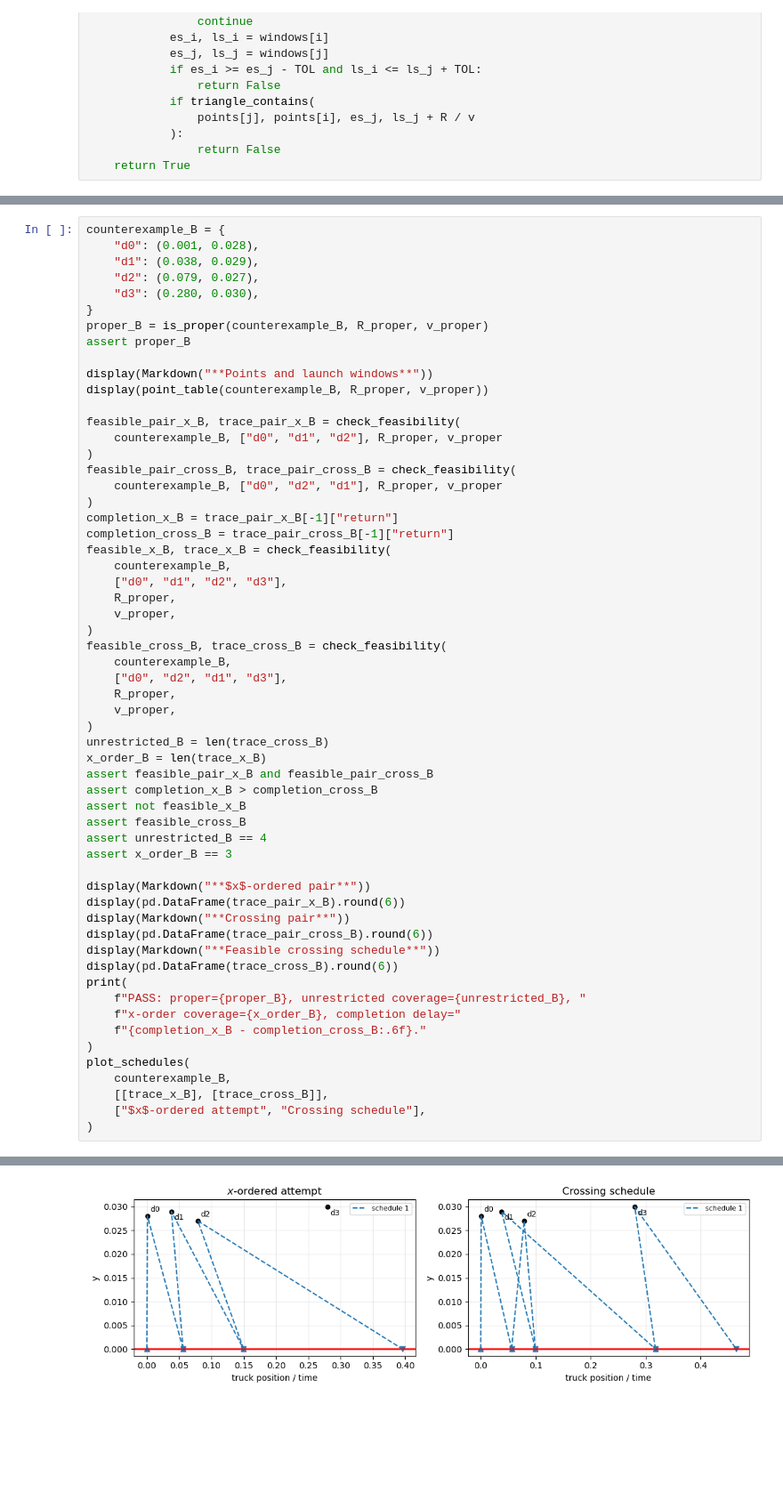
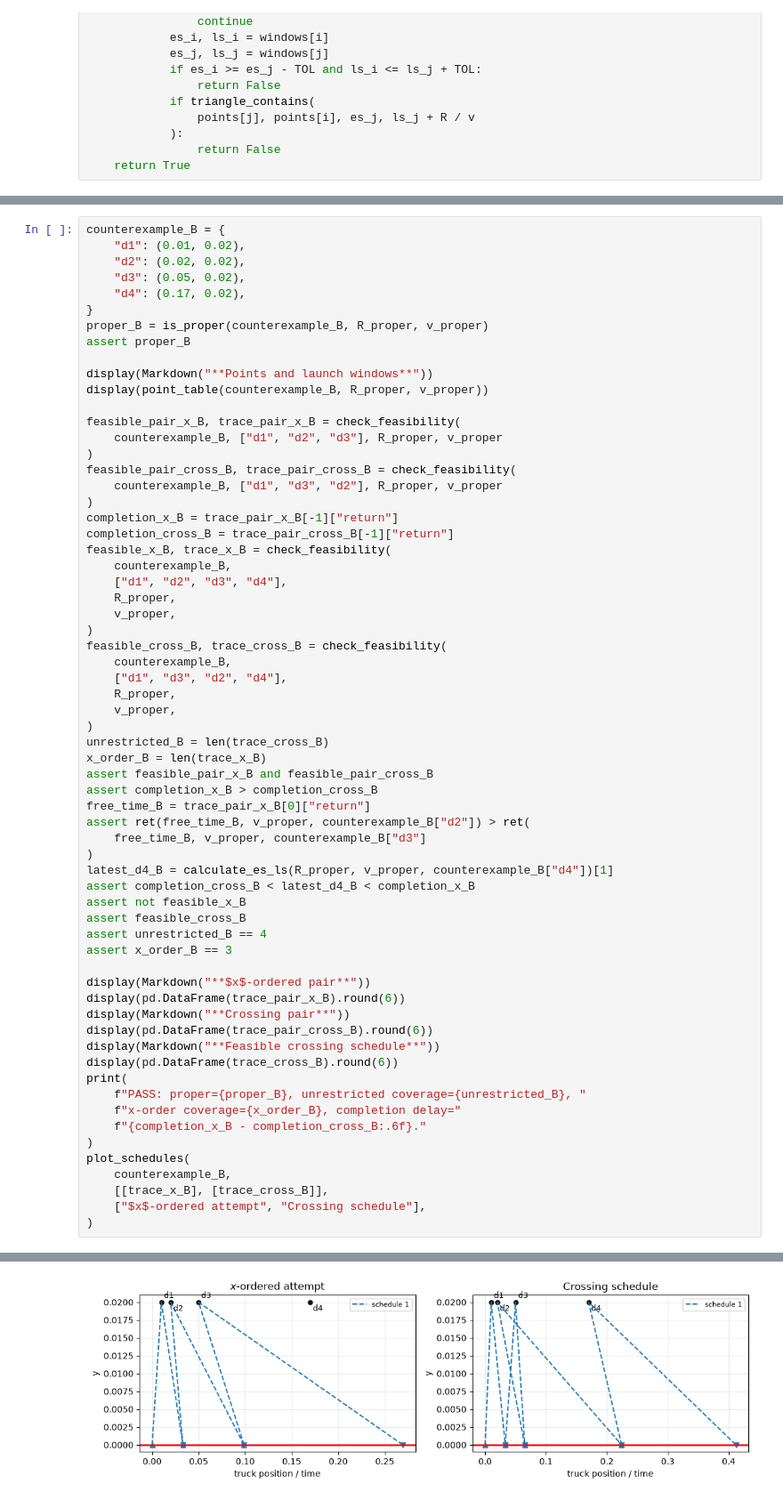
Before and after one commit to JerryMathew07/Truck_Drone_Paper, a Jupyter notebook: computational_checks.ipynb, the cells around one changed output, grey strips where cells are left out. Shown at 89% size. Cells and saved outputs as stored; diff of their text form; blank space fills up the shorter version.

Commit message:
new counter examples

```diff
--- a/computational_checks.ipynb
+++ b/computational_checks.ipynb
@@ -554,9 +588,9 @@ order $(d_2,d_1)$ serves all four.
 # %%
 counterexample_B = {
-    "d0": (0.001, 0.028),
-    "d1": (0.038, 0.029),
-    "d2": (0.079, 0.027),
-    "d3": (0.280, 0.030),
+    "d1": (0.01, 0.02),
+    "d2": (0.02, 0.02),
+    "d3": (0.05, 0.02),
+    "d4": (0.17, 0.02),
 }
 proper_B = is_proper(counterexample_B, R_proper, v_proper)
 assert proper_B
@@ -565,22 +599,22 @@ display(Markdown("**Points and launch windows**"))
 display(point_table(counterexample_B, R_proper, v_proper))
 
 feasible_pair_x_B, trace_pair_x_B = check_feasibility(
-    counterexample_B, ["d0", "d1", "d2"], R_proper, v_proper
+    counterexample_B, ["d1", "d2", "d3"], R_proper, v_proper
 )
 feasible_pair_cross_B, trace_pair_cross_B = check_feasibility(
-    counterexample_B, ["d0", "d2", "d1"], R_proper, v_proper
+    counterexample_B, ["d1", "d3", "d2"], R_proper, v_proper
 )
 completion_x_B = trace_pair_x_B[-1]["return"]
 completion_cross_B = trace_pair_cross_B[-1]["return"]
 feasible_x_B, trace_x_B = check_feasibility(
     counterexample_B,
-    ["d0", "d1", "d2", "d3"],
+    ["d1", "d2", "d3", "d4"],
     R_proper,
     v_proper,
 )
 feasible_cross_B, trace_cross_B = check_feasibility(
     counterexample_B,
-    ["d0", "d2", "d1", "d3"],
+    ["d1", "d3", "d2", "d4"],
     R_proper,
     v_proper,
 )
@@ -588,6 +622,12 @@ unrestricted_B = len(trace_cross_B)
 x_order_B = len(trace_x_B)
 assert feasible_pair_x_B and feasible_pair_cross_B
 assert completion_x_B > completion_cross_B
+free_time_B = trace_pair_x_B[0]["return"]
+assert ret(free_time_B, v_proper, counterexample_B["d2"]) > ret(
+    free_time_B, v_proper, counterexample_B["d3"]
+)
+latest_d4_B = calculate_es_ls(R_proper, v_proper, counterexample_B["d4"])[1]
+assert completion_cross_B < latest_d4_B < completion_x_B
 assert not feasible_x_B
 assert feasible_cross_B
 assert unrestricted_B == 4
@@ -636,2 +676,2 @@ PASS: proper=True, unrestricted coverage=4, x-order coverage=3, completion delay
-[figure, old version]
+[figure, new version]
 # %% [markdown]
```
Also changed, not shown: parts of 11 cells of this notebook.
